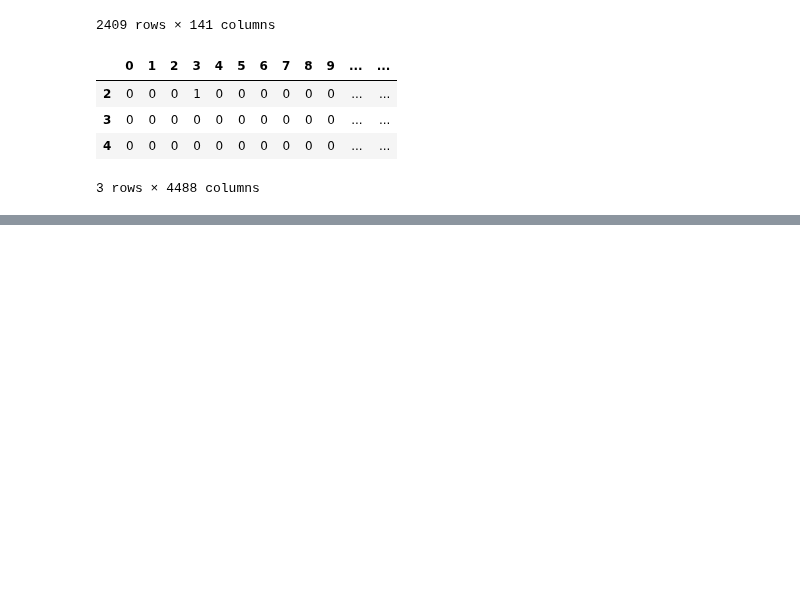
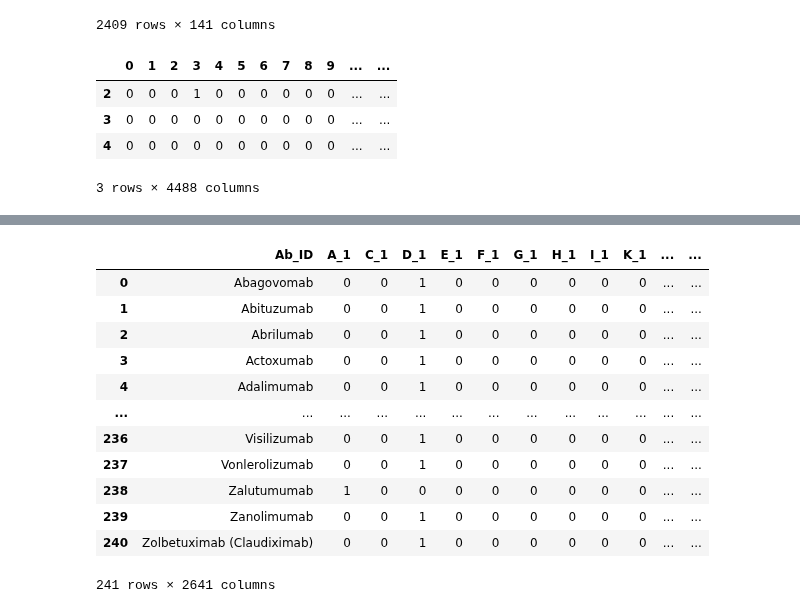
Before and after one commit to kvetab/di-pred, a Jupyter notebook: notebooks/data_processing/03-abnumber_encoding.ipynb, the cells around one changed output, grey strips where cells are left out. Saved outputs shown, nothing was run; the diff lists cells and outputs as text; code cells hidden in the pictures; blank space fills up the shorter version.

```diff
--- a/notebooks/data_processing/03-abnumber_encoding.ipynb
+++ b/notebooks/data_processing/03-abnumber_encoding.ipynb
@@ -237,0 +240,3 @@ light_one_hot.reset_index().to_feather(path.join(DATA_DIR, "chen/abnumber/chen_l
+# %%
+tap_data = pd.read_csv(path.join(DATA_DIR, "tap/TAP_data.csv"))
+tap_data.head()
@@ -237,0 +250,4 @@ light_one_hot.reset_index().to_feather(path.join(DATA_DIR, "chen/abnumber/chen_l
+# %%
+heavy = [chainify(h_seq, idx) for h_seq, idx in zip(tap_data["heavy"], tap_data["Antibody_ID"])]
+light = [chainify(l_seq, idx) for l_seq, idx in zip(tap_data["light"], tap_data["Antibody_ID"])]
+len(heavy)
@@ -237,0 +279,5 @@ light_one_hot.reset_index().to_feather(path.join(DATA_DIR, "chen/abnumber/chen_l
+# %%
+light_df = Chain.to_dataframe(light)
+light_df.index = tap_data.index
+light_df.insert(0, "Ab_ID", tap_data["Antibody_ID"])
+light_df.head()
@@ -237,0 +300,21 @@ light_one_hot.reset_index().to_feather(path.join(DATA_DIR, "chen/abnumber/chen_l
+# %%
+light_one_hot = encode_proteins(light_df.iloc[:,3:])
+light_one_hot.insert(0, "Ab_ID", light_df["Ab_ID"])
+light_one_hot.columns = ["Ab_ID"] + get_col_names(len(light_df.columns) - 3)
+light_one_hot.reset_index().to_feather(path.join(DATA_DIR, "tap/abnumber/tap_light_one_hot.ftr"))
+# %%
+light_one_hot
+# %% [output]
+|  | Ab_ID | A_1 | C_1 | D_1 | E_1 | F_1 | G_1 | H_1 | I_1 | K_1 | ... | ... |
+| 0 | Abagovomab | 0 | 0 | 1 | 0 | 0 | 0 | 0 | 0 | 0 | ... | ... |
+| 1 | Abituzumab | 0 | 0 | 1 | 0 | 0 | 0 | 0 | 0 | 0 | ... | ... |
+| 2 | Abrilumab | 0 | 0 | 1 | 0 | 0 | 0 | 0 | 0 | 0 | ... | ... |
+| 3 | Actoxumab | 0 | 0 | 1 | 0 | 0 | 0 | 0 | 0 | 0 | ... | ... |
+| 4 | Adalimumab | 0 | 0 | 1 | 0 | 0 | 0 | 0 | 0 | 0 | ... | ... |
+| ... | ... | ... | ... | ... | ... | ... | ... | ... | ... | ... | ... | ... |
+| 236 | Visilizumab | 0 | 0 | 1 | 0 | 0 | 0 | 0 | 0 | 0 | ... | ... |
+| 237 | Vonlerolizumab | 0 | 0 | 1 | 0 | 0 | 0 | 0 | 0 | 0 | ... | ... |
+| 238 | Zalutumumab | 1 | 0 | 0 | 0 | 0 | 0 | 0 | 0 | 0 | ... | ... |
+| 239 | Zanolimumab | 0 | 0 | 1 | 0 | 0 | 0 | 0 | 0 | 0 | ... | ... |
+| 240 | Zolbetuximab (Claudiximab) | 0 | 0 | 1 | 0 | 0 | 0 | 0 | 0 | 0 | ... | ... |
+241 rows × 2641 columns
```
Also changed, not shown: parts of 9 cells of this notebook, 4 other files.
